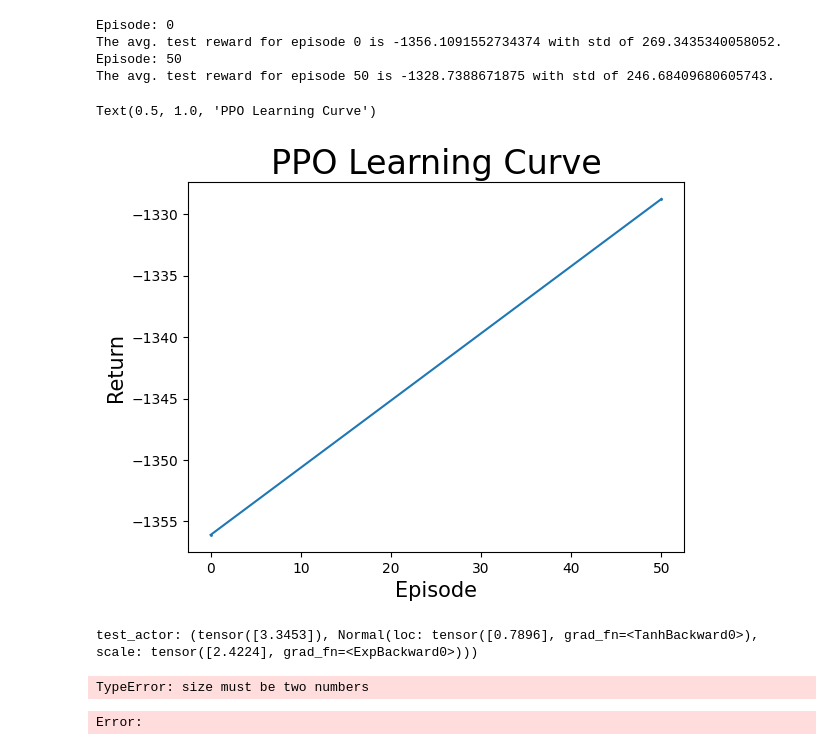
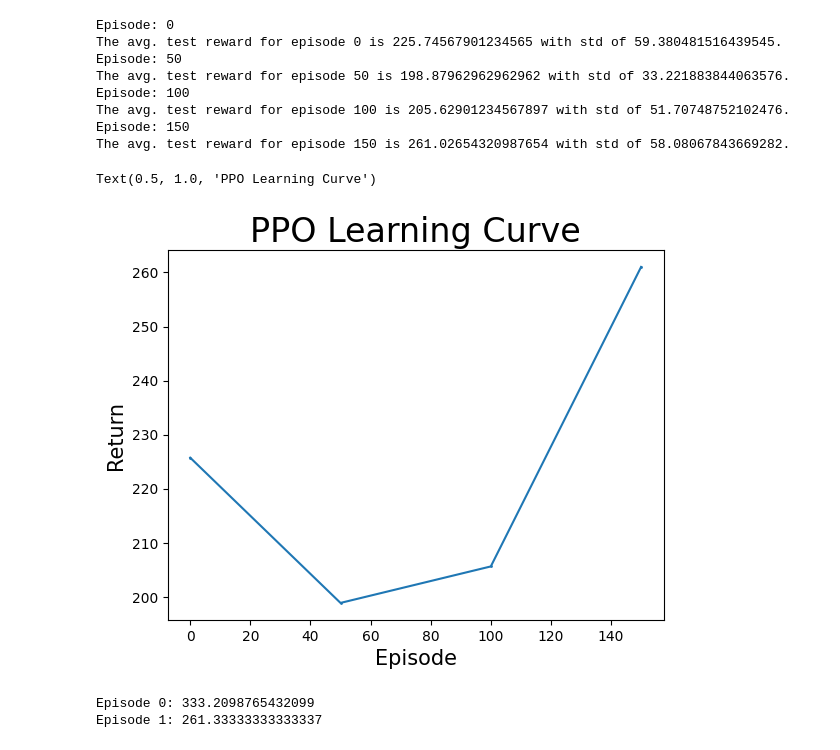
Before and after one commit to AndyPiantoni/ReinforceUs, a Jupyter notebook: PPO_from_scratch_ANDY-tuto-pytorch.ipynb, the cells around one changed output. Cells and saved outputs as stored; diff of their text form; code cells hidden in the pictures.

Commit message:
test reward signs

```diff
--- a/PPO_from_scratch_ANDY-tuto-pytorch.ipynb
+++ b/PPO_from_scratch_ANDY-tuto-pytorch.ipynb
@@ -116,6 +116,7 @@ def generate_single_episode(env, policy_net):
             action, dist = policy_net.forward(state) # continuous
             # clip action to the action space
             action = torch.clamp(action, min=min_possible_action, max=max_possible_action)
+            action = action.detach().numpy()
             probs = dist
 
 
@@ -124,7 +125,7 @@ def generate_single_episode(env, policy_net):
         if isinstance(env.action_space, gym.spaces.Discrete):
             log_prob = torch.log(probs.squeeze(0)[action])
         else:
-            log_prob = dist.log_prob(torch.tensor([action]))
+            log_prob = dist.log_prob(torch.tensor(action))
             # print(f"log_prob: {log_prob}")
 
         #print(log_prob)
@@ -137,8 +138,10 @@ def generate_single_episode(env, policy_net):
         # take a selected action
         if isinstance(env.action_space, gym.spaces.Discrete):
             state, reward, terminated, truncated, _ = env.step(action)
+            reward = (reward + 8.1) / 8.1
         else:
-            state, reward, terminated, truncated, _ = env.step([action])
+            state, reward, terminated, truncated, _ = env.step(action)
+            reward = (reward + 8.1) / 8.1
         rewards.append(reward)
 
         if terminated | truncated:
@@ -239,14 +242,14 @@ def train_PPO(env, policy_net, policy_optimizer, value_net, value_optimizer, num
 # %%
 # Define parameter values
 # env_name = 'CartPole-v0' # environment name
-env_name = 'Pendulum-v1' # environment name
+# env_name = 'Pendulum-v1' # environment name
 
 #env_name = 'LunarLander-v2' # environment name
 # env_name = 'MountainCar-v0' # environment name
-#env_name = 'Acrobot-v1' # environment name
+env_name = 'Acrobot-v1' # environment name
 
 
-num_train_ite = 100 # number of training iterations
+num_train_ite = 1000 # number of training iterations
 num_seeds = 1 # fit model with 3 different seeds and plot average performance of 3 seeds
 num_epochs = 10 # how many times we iterate the entire training dataset passing through the training
 eval_freq = 50 # run evaluation of policy at each eval_freq trials
@@ -297,36 +300,40 @@ for i in tqdm.tqdm(range(num_seeds)):
                 g = evaluate_policy(env, policy_net)
                 G[k] = g
 
             reward_mean = G.mean()
             reward_sd = G.std()
             print("The avg. test reward for episode {0} is {1} with std of {2}.".format(m, reward_mean, reward_sd))
             reward_means.append(reward_mean)
     returns[i] = np.array(reward_means)
 
 # save the policy network
 torch.save(policy_net.state_dict(), f"policy_net_{env_name}.pt")
 
 
 # Plot the performance over iterations
 x = np.arange(eval_epi_index)*eval_freq
 avg_returns = np.mean(returns, axis=0)
 max_returns = np.max(returns, axis=0)
 min_returns = np.min(returns, axis=0)
 
 plt.fill_between(x, min_returns, max_returns, alpha=0.1)
 plt.plot(x, avg_returns, '-o', markersize=1)
 
 plt.xlabel('Episode', fontsize = 15)
 plt.ylabel('Return', fontsize = 15)
 
 plt.title("PPO Learning Curve", fontsize = 24)
 # %% [output]
 Episode: 0
-The avg. test reward for episode 0 is -1356.1091552734374 with std of 269.3435340058052.
+The avg. test reward for episode 0 is 225.74567901234565 with std of 59.380481516439545.
 Episode: 50
-The avg. test reward for episode 50 is -1328.7388671875 with std of 246.68409680605743.
+The avg. test reward for episode 50 is 198.87962962962962 with std of 33.221883844063576.
+Episode: 100
+The avg. test reward for episode 100 is 205.62901234567897 with std of 51.70748752102476.
+Episode: 150
+The avg. test reward for episode 150 is 261.02654320987654 with std of 58.08067843669282.
 Text(0.5, 1.0, 'PPO Learning Curve')
-[figure, old version]
+[figure, new version]
 # %%
 # def evaluate_policy(env, policy_net, render=False):
 #     """
@@ -356,8 +363,9 @@ Text(0.5, 1.0, 'PPO Learning Curve')
 # %%
 #create an environment to test and visualize the policy
 # env_name = 'CartPole-v0' # environment name
-env_name = 'Pendulum-v1' # environment name
+# env_name = 'Pendulum-v1' # environment name
 # env_name = 'MountainCar-v0' # environment name
+env_name = 'Acrobot-v1' # environment name
 env = gym.make(env_name, render_mode='human')
 
 if isinstance(env.action_space, gym.spaces.Discrete):
@@ -373,37 +381,36 @@ else:
 policy_net.load_state_dict(torch.load(f"policy_net_{env_name}.pt"))
 # policy_net.eval()
 
-print(f"test_actor: {policy_net.forward(torch.tensor([1, 2, 3], dtype=torch.float32))}")
 episodes = 2
-state = env.reset()[0]
-for i in range(episodes):
-    for i in range (200):
-        action, _ = policy_net.forward(torch.tensor(state, dtype=torch.float32))
-        # clip action to the action space
-        action = torch.clamp(action, min=-2, max=2)
+# state = env.reset()[0]
+# for i in range(episodes):
+#     for i in range (200):
+#         action, _ = policy_net.forward(torch.tensor(state, dtype=torch.float32))
+#         # clip action to the action space
+#         action = torch.clamp(action, min=-2, max=2)
 
-        # take a selected action
-        state, reward, done, truncated, _ = env.step([action])
-        if done or truncated:
-            break
-        state = torch.from_numpy(state.flatten()).float()
+#         # take a selected action
+#         action = action.detach().numpy()
+#         state, reward, done, truncated, _ = env.step(action)
+#         if done or truncated:
+#             break
+#         state = torch.from_numpy(state.flatten()).float()
 
 
-# for i in range(episodes):
-#     try:
-#         reward = evaluate_policy(env, policy_net)
-#     except Exception as e:
-#         # print error and traceback
-#         print(e)
+for i in range(episodes):
+    try:
+        reward = evaluate_policy(env, policy_net)
+    except Exception as e:
+        # print error and traceback
+        print(e)
 
-#         env.close()
+        env.close()
 
-#     print(f"Episode {i}: {reward}")
+    print(f"Episode {i}: {reward}")
 env.close()
 # %% [output]
-test_actor: (tensor([3.3453]), Normal(loc: tensor([0.7896], grad_fn=<TanhBackward0>), scale: tensor([2.4224], grad_fn=<ExpBackward0>)))
+Episode 0: 333.2098765432099
+Episode 1: 261.33333333333337
-TypeError: size must be two numbers
-Error:
 # %%
 env_name = 'Pendulum-v1' # environment name
 env = gym.make(env_name, render_mode='human')
```
